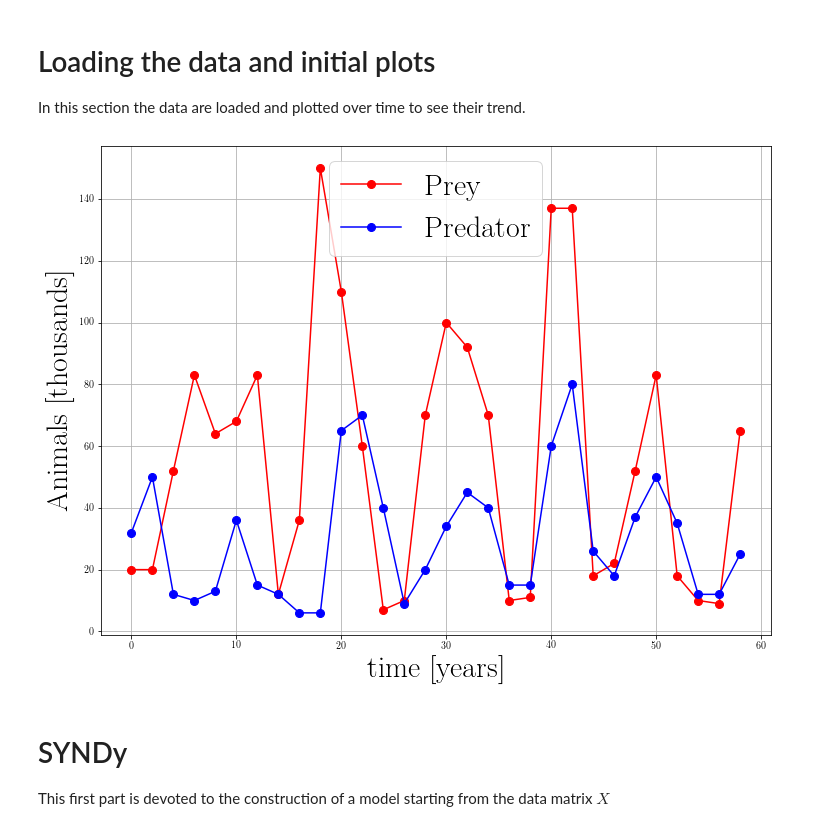
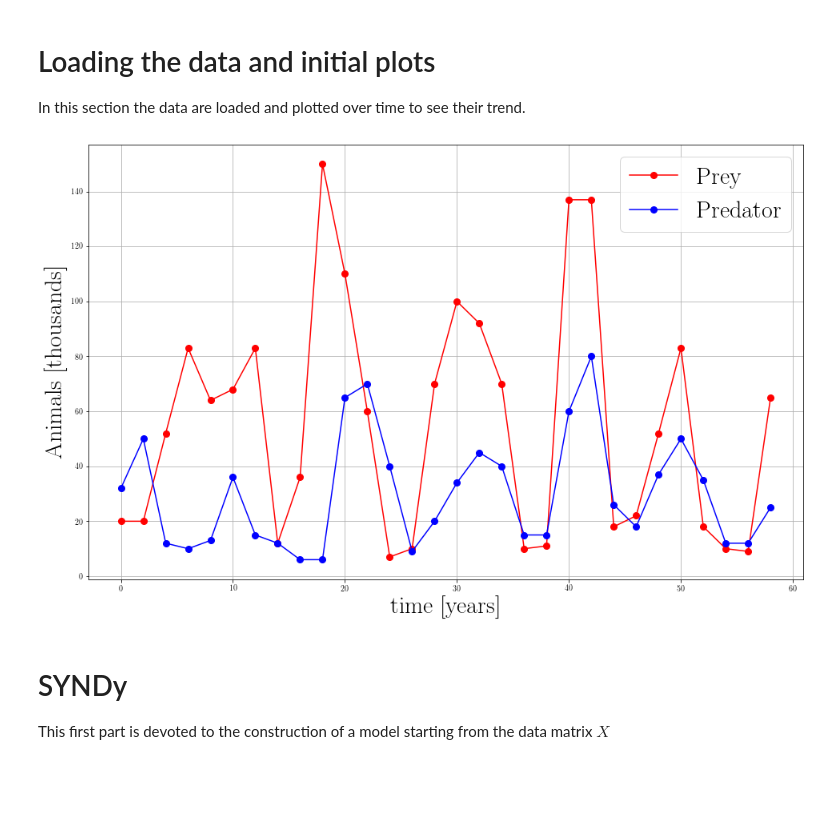
Before and after one commit to Steriva/MfM_Assignment, a Jupyter notebook: exe01d_pySINDy.ipynb, the cells around one changed output. Saved outputs shown, nothing was run; the diff lists cells and outputs as text; code cells hidden in the pictures; blank space fills up the shorter version.

Commit message:
Creato con Colaboratory

```diff
--- a/exe01d_pySINDy.ipynb
+++ b/exe01d_pySINDy.ipynb
@@ -21,36 +21,36 @@ import numpy as np
 import pandas as pd
 import pysindy as ps
 from matplotlib import rcParams
 import matplotlib.pyplot as plt
-
+from google.colab import files
 from sklearn.linear_model import Lasso
 
 
-rcParams['figure.figsize'] = [12, 9]
+rcParams['figure.figsize'] = [16, 10]
 plt.rcParams.update({
   "text.usetex": True,
   "font.family": "serif"
 })
 
 rcParams['text.latex.preamble'] = [r'\usepackage{amsmath}']
 
 populationData = pd.read_table('MfM_Assignment/data/populationData.txt', dtype = float)
 
 time = np.transpose(populationData.to_numpy()[:,0]-populationData.to_numpy()[0,0])
 dt = time[1]-time[0]
 X = populationData.to_numpy()[:,1:3]
 
 plt.figure()
 plt.plot(time, X[:,0], "r-o", label="Prey", markersize=8)
 plt.plot(time, X[:,1], "b-o", label="Predator", markersize=8)
 plt.xlabel("time [years]",fontsize=30)
 plt.ylabel("Animals [thousands]",fontsize=30)
 plt.grid(which='major',linestyle='-')
 plt.grid(which='minor',linestyle='--')
 plt.legend(fontsize=30)
 plt.show()
 # %% [output]
-[figure, old version]
+[figure, new version]
 # %% [markdown]
 # SYNDy
 This first part is devoted to the construction of a model starting from the data matrix $X$
```
Also changed, not shown: parts of 3 cells of this notebook.
